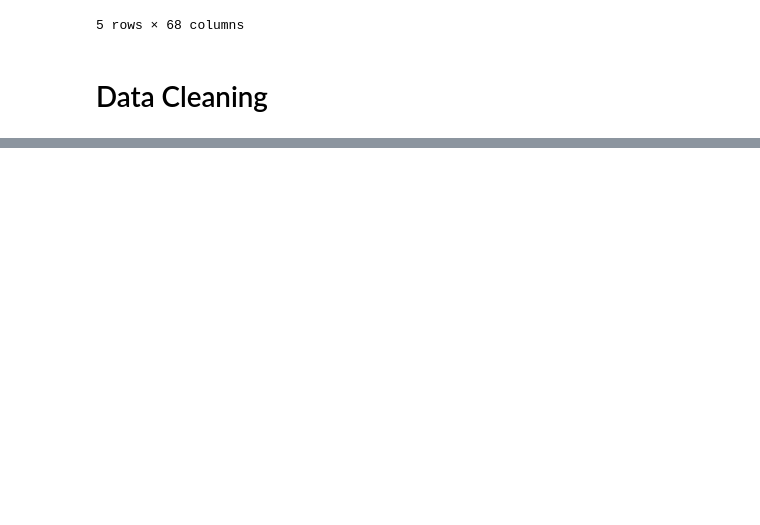
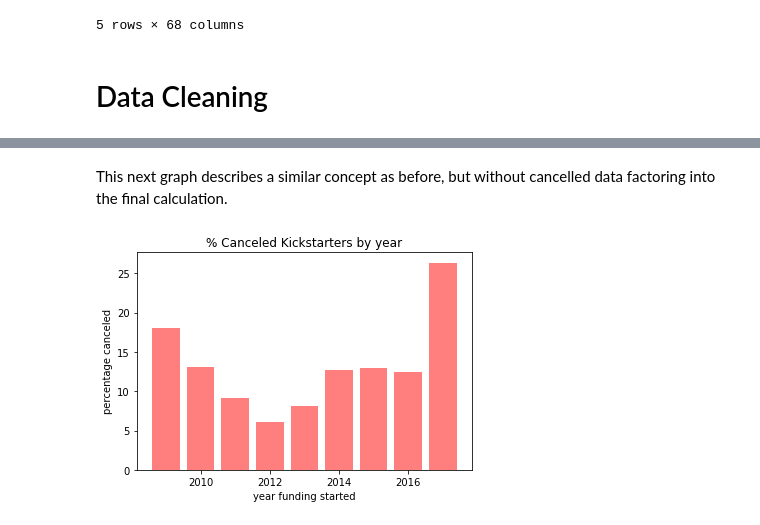
Before and after one commit to nbanks2/FuelEngine, a Jupyter notebook: Kickstarter (1).ipynb, the cells around one changed output, grey strips where cells are left out. Drawn from its saved outputs; the diff is of its cells as text; code cells hidden in the pictures; blank space fills up the shorter version.

```diff
--- a/Kickstarter (1).ipynb
+++ b/Kickstarter (1).ipynb
@@ -79,0 +145,25 @@ df
+# %% [markdown]
+This next graph describes a similar concept as before, but without cancelled data factoring into the final calculation.
+# %%
+def canceled_rate_getter(df, years):
+    cancel_rate_by_yr = []
+    for year in years:
+        success = grab_year(df,year)
+        failure = grab_year(df,year)
+        cancel = grab_year(df,year)
+        success = grab_state(success, 'successful')
+        failure = grab_state(failure, 'failed')
+        cancel = grab_state(cancel, 'canceled')
+        year_ratio = 100*len(cancel)/(len(success)+len(failure)+len(cancel))
+        cancel_rate_by_yr.append(year_ratio)
+    return cancel_rate_by_yr
+
+x = grab_years(df)
+y = canceled_rate_getter(df,x)
+plt.bar(x, y, color='red', alpha=0.5,)
+plt.title('% Canceled Kickstarters by year')
+plt.xlabel('year funding started')
+plt.ylabel('percentage canceled')
+plt.show()
+# %% [output]
+[figure, added]
```
Also changed, not shown: parts of 16 cells of this notebook.
